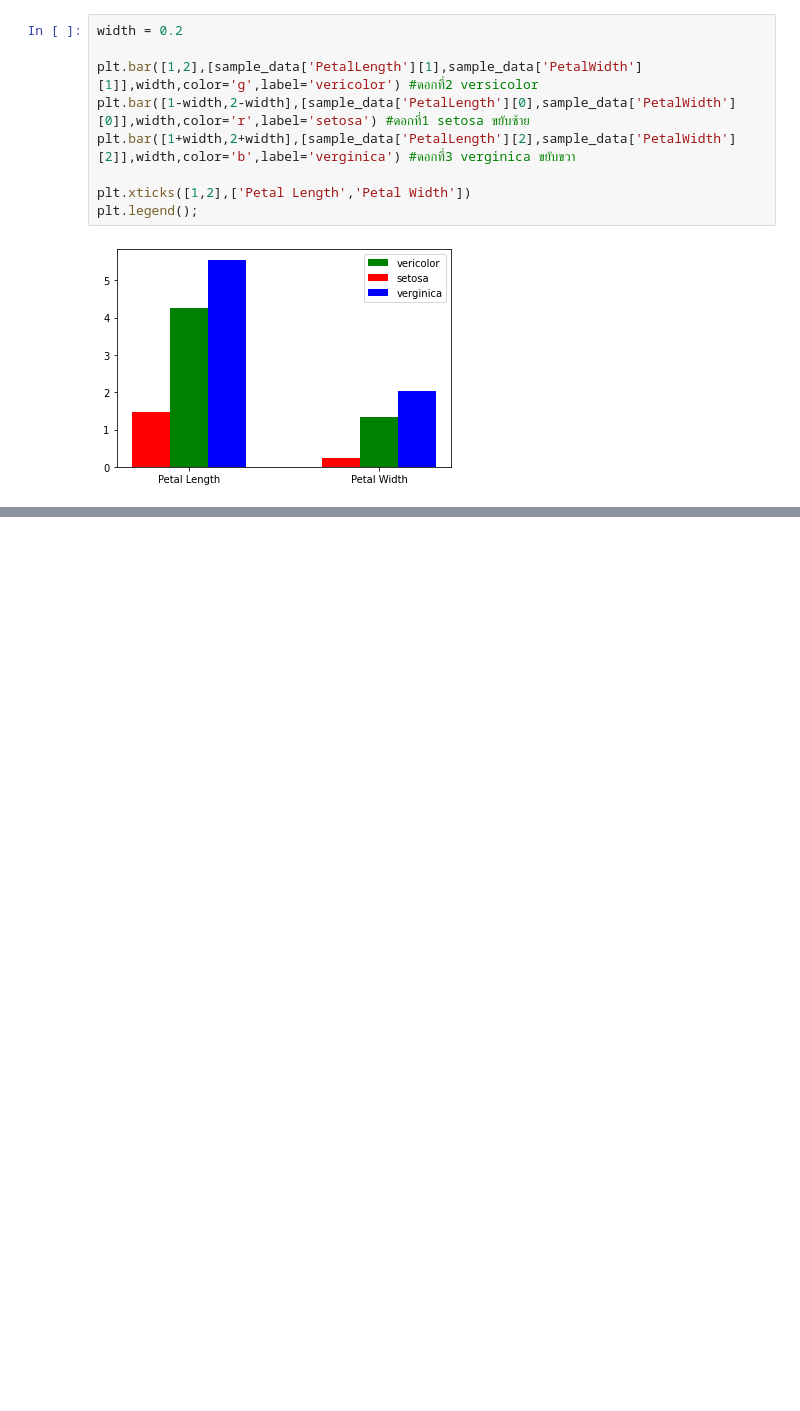
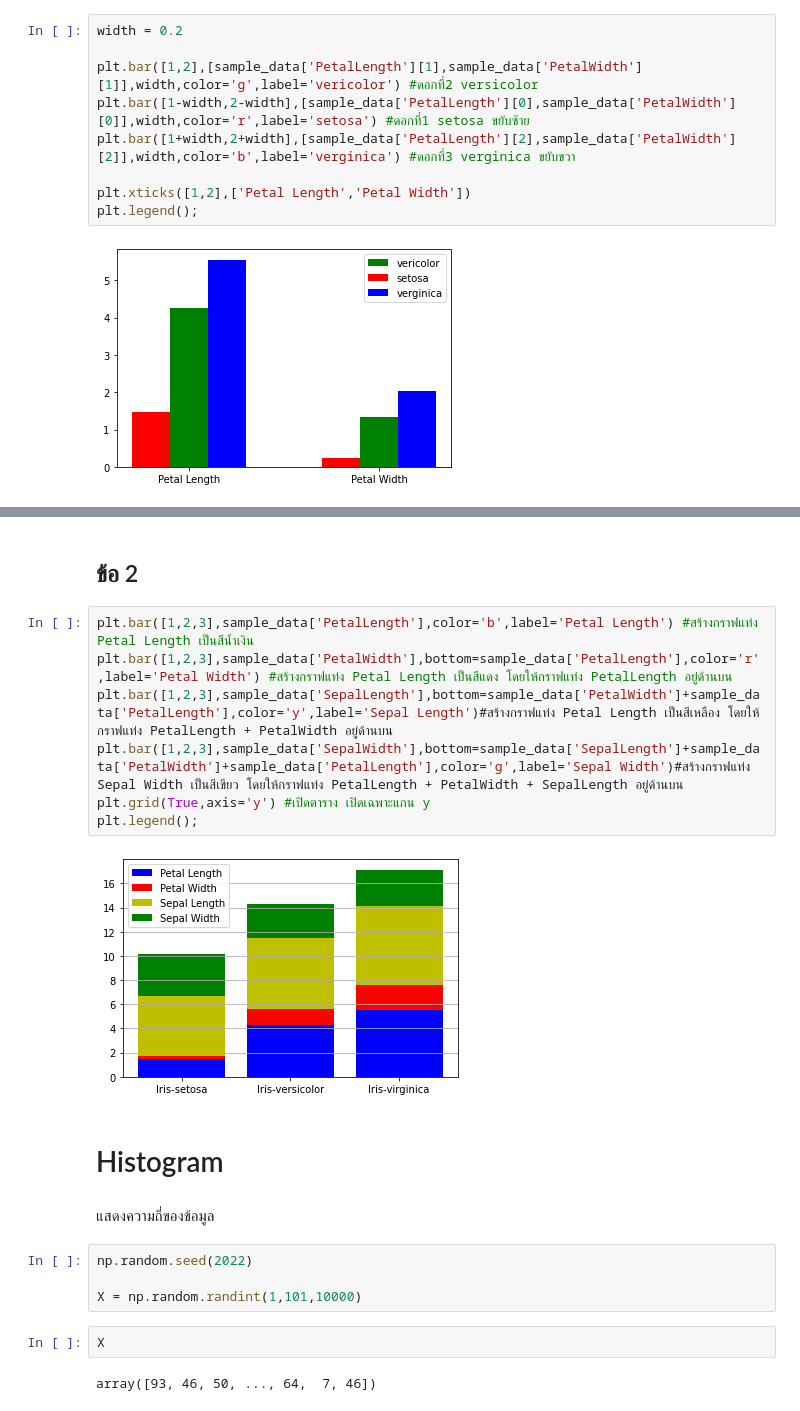
Before and after one commit to SuwareeThammakoonsate/data_viz_2022, a Jupyter notebook: DataViz04_Data_Comparison.ipynb, the cells around one changed output, grey strips where cells are left out. Saved outputs shown, nothing was run; the diff lists cells and outputs as text; blank space fills up the shorter version.

```diff
--- a/DataViz04_Data_Comparison.ipynb
+++ b/DataViz04_Data_Comparison.ipynb
@@ -269,0 +307,23 @@ plt.legend();
+# %% [markdown]
+## ข้อ 2
+# %%
+plt.bar([1,2,3],sample_data['PetalLength'],color='b',label='Petal Length') #สร้างกราฟแท่ง Petal Length เป็นสีน้ำเงิน
+plt.bar([1,2,3],sample_data['PetalWidth'],bottom=sample_data['PetalLength'],color='r',label='Petal Width') #สร้างกราฟแท่ง Petal Length เป็นสีแดง โดยให้กราฟแท่ง PetalLength อยู่ด้านบน
+plt.bar([1,2,3],sample_data['SepalLength'],bottom=sample_data['PetalWidth']+sample_data['PetalLength'],color='y',label='Sepal Length')#สร้างกราฟแท่ง Petal Length เป็นสีเหลือง โดยให้กราฟแท่ง PetalLength + PetalWidth อยู่ด้านบน
+plt.bar([1,2,3],sample_data['SepalWidth'],bottom=sample_data['SepalLength']+sample_data['PetalWidth']+sample_data['PetalLength'],color='g',label='Sepal Width')#สร้างกราฟแท่ง Sepal Width เป็นสีเขียว โดยให้กราฟแท่ง PetalLength + PetalWidth + SepalLength อยู่ด้านบน
+plt.grid(True,axis='y') #เปิดตาราง เปิดเฉพาะแกน y
+plt.legend();
+# %% [output]
+[figure, added]
+# %% [markdown]
+# Histogram
+# %% [markdown]
+แสดงความถี่ของข้อมูล
+# %%
+np.random.seed(2022)
+
+X = np.random.randint(1,101,10000)
+# %%
+X
+# %% [output]
+array([93, 46, 50, ..., 64,  7, 46])
```
Also changed, not shown: parts of 11 cells of this notebook.
